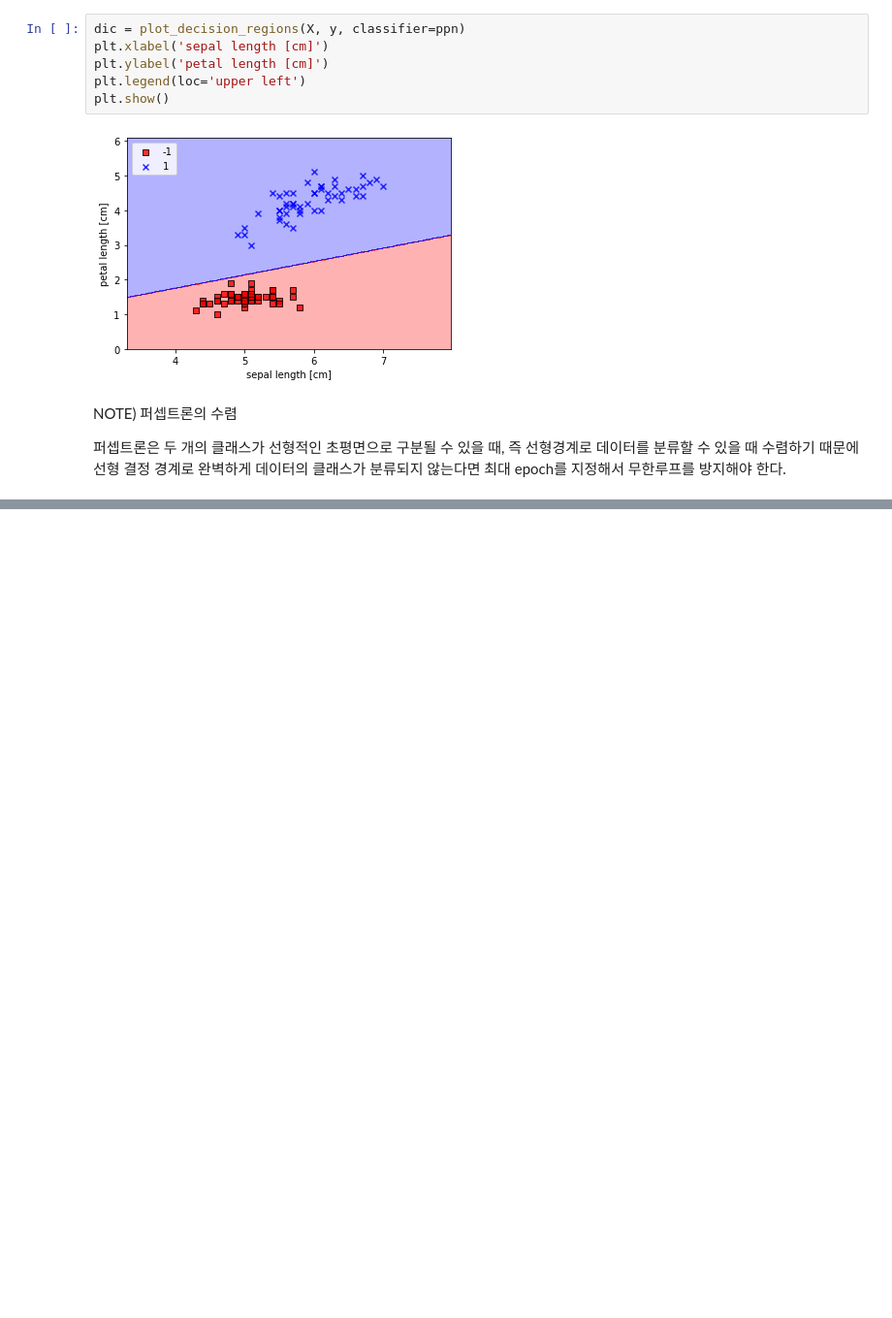
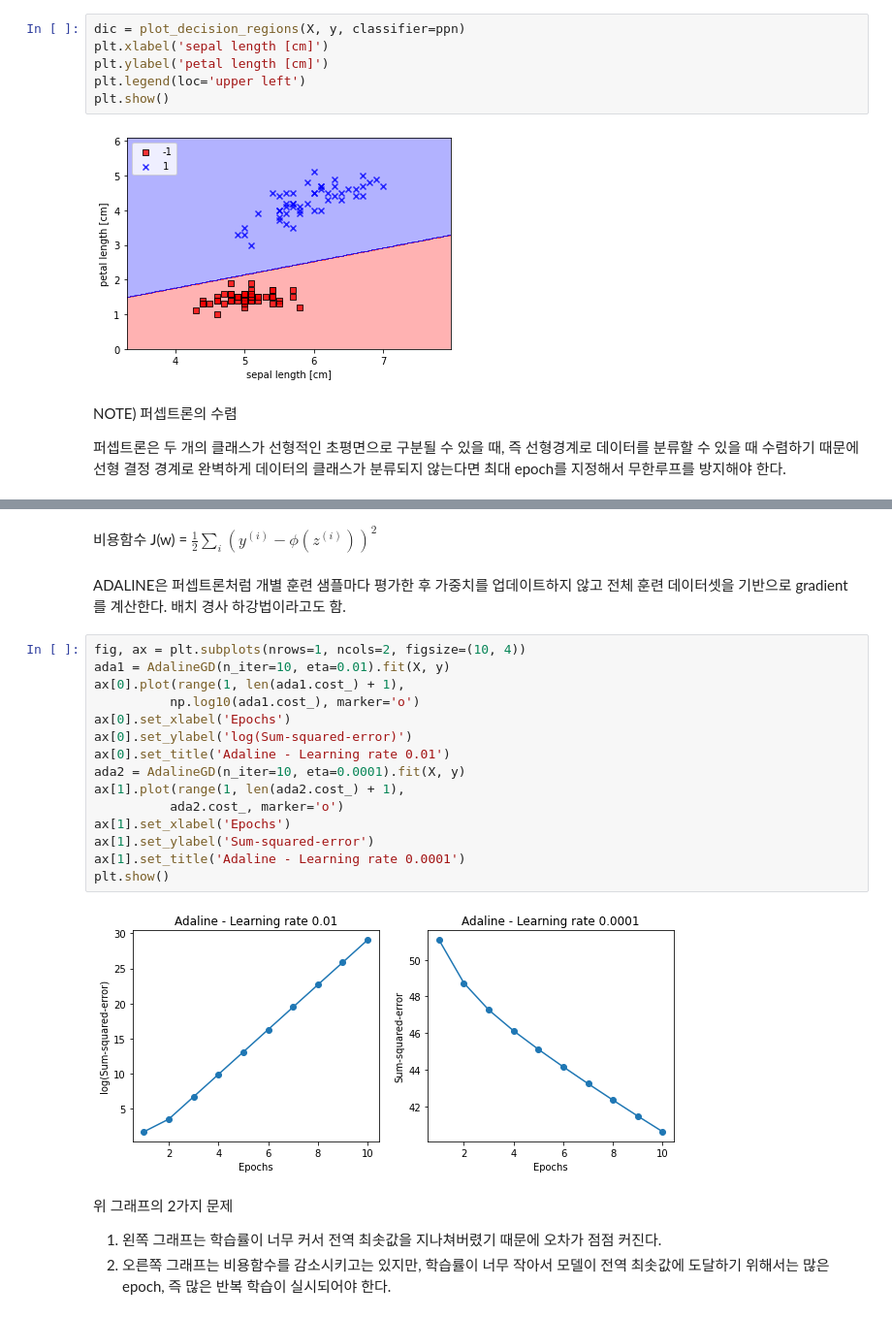
Before and after one commit to LeeDaeWook/ML_study, a Jupyter notebook: ml_study.ipynb, the cells around one changed output, grey strips where cells are left out. Shown: that part at 97% size. Drawn from its saved outputs; the diff is of its cells as text; blank space fills up the shorter version.

```diff
--- a/ml_study.ipynb
+++ b/ml_study.ipynb
@@ -176,0 +252,26 @@ NOTE) 퍼셉트론의 수렴
+# %% [markdown]
+비용함수 J(w) = $\frac{1}{2} \sum_{i}(y^{(i)} - \phi(z^{(i)}))^{2}$
+# %% [markdown]
+ADALINE은 퍼셉트론처럼 개별 훈련 샘플마다 평가한 후 가중치를 업데이트하지 않고 전체 훈련 데이터셋을 기반으로 gradient를 계산한다.
+배치 경사 하강법이라고도 함.
+# %%
+fig, ax = plt.subplots(nrows=1, ncols=2, figsize=(10, 4))
+ada1 = AdalineGD(n_iter=10, eta=0.01).fit(X, y)
+ax[0].plot(range(1, len(ada1.cost_) + 1),
+          np.log10(ada1.cost_), marker='o')
+ax[0].set_xlabel('Epochs')
+ax[0].set_ylabel('log(Sum-squared-error)')
+ax[0].set_title('Adaline - Learning rate 0.01')
+ada2 = AdalineGD(n_iter=10, eta=0.0001).fit(X, y)
+ax[1].plot(range(1, len(ada2.cost_) + 1),
+          ada2.cost_, marker='o')
+ax[1].set_xlabel('Epochs')
+ax[1].set_ylabel('Sum-squared-error')
+ax[1].set_title('Adaline - Learning rate 0.0001')
+plt.show()
+# %% [output]
+[figure, added]
+# %% [markdown]
+위 그래프의 2가지 문제
+1. 왼쪽 그래프는 학습률이 너무 커서 전역 최솟값을 지나쳐버렸기 때문에 오차가 점점 커진다.
+2. 오른쪽 그래프는 비용함수를 감소시키고는 있지만, 학습률이 너무 작아서 모델이 전역 최솟값에 도달하기 위해서는 많은 epoch, 즉 많은 반복 학습이 실시되어야 한다.
```
Also changed, not shown: parts of 26 cells of this notebook.
